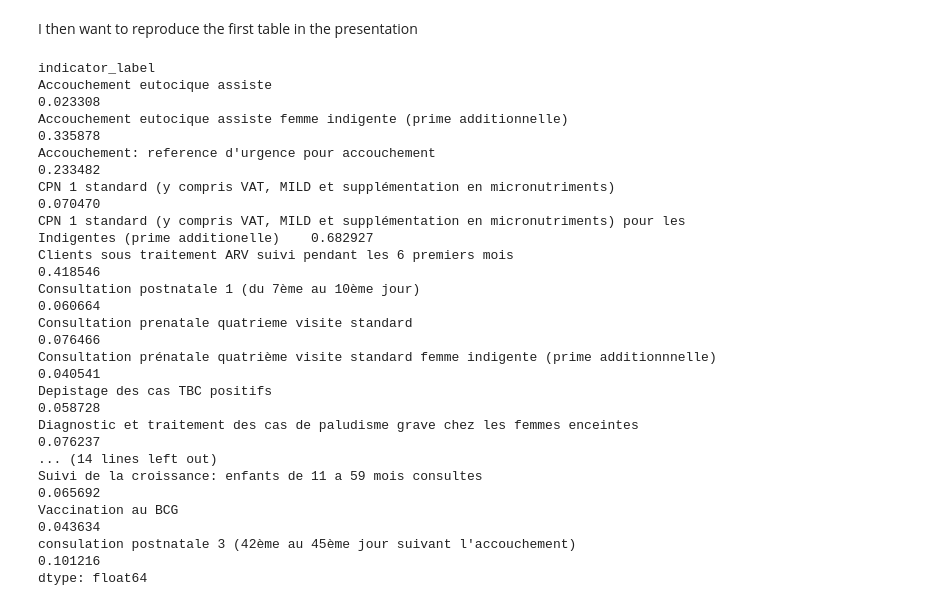
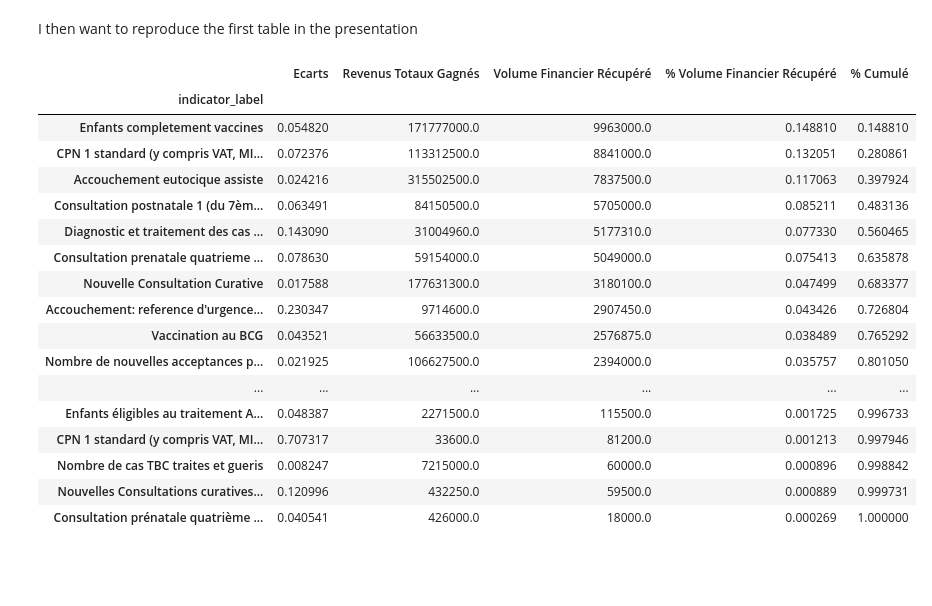
Before and after one commit to grlurton/orbf_data_validation, a Jupyter notebook: notebooks/reporting/Algorithm AEDES.ipynb, the cells around one changed output. Drawn from its saved outputs; the diff is of its cells as text; code cells hidden in the pictures; blank space fills up the shorter version.

```diff
--- a/notebooks/reporting/Algorithm AEDES.ipynb
+++ b/notebooks/reporting/Algorithm AEDES.ipynb
@@ -37,49 +40,55 @@ I then want to reproduce the first table in the presentation
 # %%
 ## Making payment claimed and verified
 
-data['claimed_payment'] = list(data.indicator_claimed_value * tarifs)
-data['verified_payment'] = list(data.indicator_verified_value * tarifs)
+data['claimed_payment'] = list(data.indicator_claimed_value * data['indicator_tarif'])
+data['verified_payment'] = list(data.indicator_verified_value * data['indicator_tarif'])
 
 ## Getting total amount of money the program got back
 def get_ecarts(data):
     return sum(data['indicator_claimed_value'] - data['indicator_verified_value']) / sum(data['indicator_claimed_value'])
 
 def get_revenu_gagne(data):
-    return sum(data['claimed_payment'])
+    return sum(data['indicator_montant'])
 
 def get_volume_financier_recupere(data) :
-    return sum(data['verified_payment'] - data['claimed_payment'])
+    return sum(data['claimed_payment'] - data['verified_payment'])
 
 def make_first_table(data):
     col1 = data.groupby(level = 0).apply(get_ecarts)
     col2 = data.groupby(level = 0).apply(get_revenu_gagne)
     col3 = data.groupby(level = 0).apply(get_volume_financier_recupere)
     col4 = col3 / get_volume_financier_recupere(data)
-    col5 = col4.cumsum()
-    return col1
 
-    output = col1.to_frame().merge(col2.to_frame()).merge(col3.to_frame).merge(col4.to_frame).merge(col5.to_frame)
 
-    output = output.sort_values('% Volume Financier Récupéré')
+    output = col1.to_frame()
+    output.columns = ['Ecarts']
+    output['Revenus Totaux Gagnés'] = col2
+    output['Volume Financier Récupéré'] = col3
+    output['% Volume Financier Récupéré'] = col4
+
+    output = output.sort_values('% Volume Financier Récupéré' , ascending = False)
+    output['% Cumulé'] = output['% Volume Financier Récupéré'].cumsum()
     return output
 
 
-make_first_table(data)
+a = make_first_table(data)
+a
 # %% [output]
-indicator_label
-Accouchement eutocique assiste                                                                                         0.023308
-Accouchement eutocique assiste femme indigente (prime additionnelle)                                                   0.335878
-Accouchement: reference d'urgence pour accouchement                                                                    0.233482
-CPN 1 standard (y compris VAT, MILD et supplémentation en micronutriments)                                             0.070470
-CPN 1 standard (y compris VAT, MILD et supplémentation en micronutriments) pour les Indigentes (prime additionelle)    0.682927
-Clients sous traitement ARV suivi pendant les 6 premiers mois                                                          0.418546
-Consultation postnatale 1 (du 7ème au 10ème jour)                                                                      0.060664
-Consultation prenatale quatrieme visite standard                                                                       0.076466
-Consultation prénatale quatrième visite standard femme indigente (prime additionnnelle)                                0.040541
-Depistage des cas TBC positifs                                                                                         0.058728
-Diagnostic et traitement des cas de paludisme grave chez les femmes enceintes                                          0.076237
-... (14 lines left out)
-Suivi de la croissance: enfants de 11 a 59 mois consultes                                                              0.065692
-Vaccination au BCG                                                                                                     0.043634
-consulation postnatale 3 (42ème au 45ème jour suivant l'accouchement)                                                  0.101216
-dtype: float64
+|  | Ecarts | Revenus Totaux Gagnés | Volume Financier Récupéré | % Volume Financier Récupéré | % Cumulé |
+| indicator_label |  |  |  |  |  |
+| Enfants completement vaccines | 0.054820 | 171777000.0 | 9963000.0 | 0.148810 | 0.148810 |
+| CPN 1 standard (y compris VAT, MI... | 0.072376 | 113312500.0 | 8841000.0 | 0.132051 | 0.280861 |
+| Accouchement eutocique assiste | 0.024216 | 315502500.0 | 7837500.0 | 0.117063 | 0.397924 |
+| Consultation postnatale 1 (du 7èm... | 0.063491 | 84150500.0 | 5705000.0 | 0.085211 | 0.483136 |
+| Diagnostic et traitement des cas ... | 0.143090 | 31004960.0 | 5177310.0 | 0.077330 | 0.560465 |
+| Consultation prenatale quatrieme ... | 0.078630 | 59154000.0 | 5049000.0 | 0.075413 | 0.635878 |
+| Nouvelle Consultation Curative | 0.017588 | 177631300.0 | 3180100.0 | 0.047499 | 0.683377 |
+| Accouchement: reference d'urgence... | 0.230347 | 9714600.0 | 2907450.0 | 0.043426 | 0.726804 |
+| Vaccination au BCG | 0.043521 | 56633500.0 | 2576875.0 | 0.038489 | 0.765292 |
+| Nombre de nouvelles acceptances p... | 0.021925 | 106627500.0 | 2394000.0 | 0.035757 | 0.801050 |
+| ... | ... | ... | ... | ... | ... |
+| Enfants éligibles au traitement A... | 0.048387 | 2271500.0 | 115500.0 | 0.001725 | 0.996733 |
+| CPN 1 standard (y compris VAT, MI... | 0.707317 | 33600.0 | 81200.0 | 0.001213 | 0.997946 |
+| Nombre de cas TBC traites et gueris | 0.008247 | 7215000.0 | 60000.0 | 0.000896 | 0.998842 |
+| Nouvelles Consultations curatives... | 0.120996 | 432250.0 | 59500.0 | 0.000889 | 0.999731 |
+| Consultation prénatale quatrième ... | 0.040541 | 426000.0 | 18000.0 | 0.000269 | 1.000000 |
```
Also changed, not shown: parts of 13 cells of this notebook.
